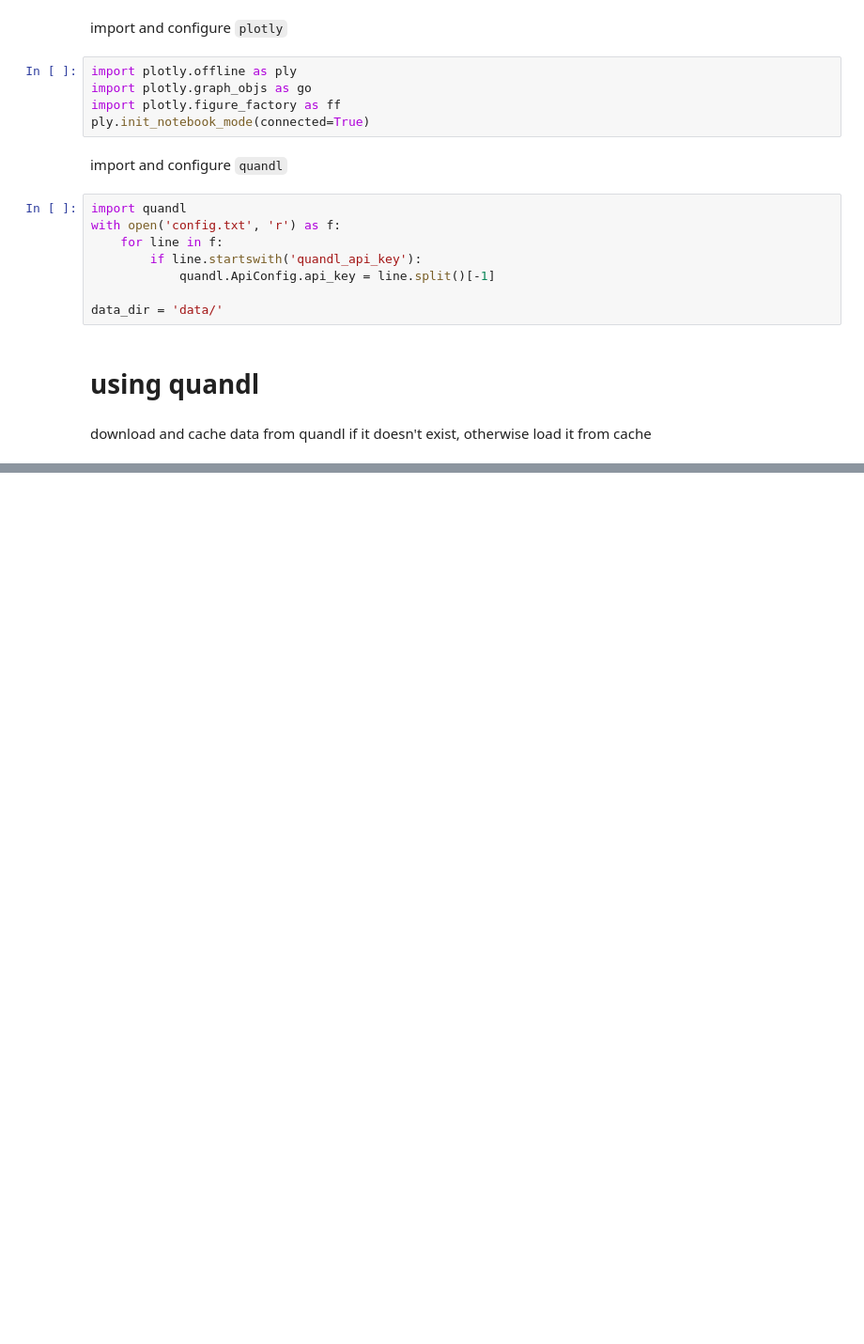
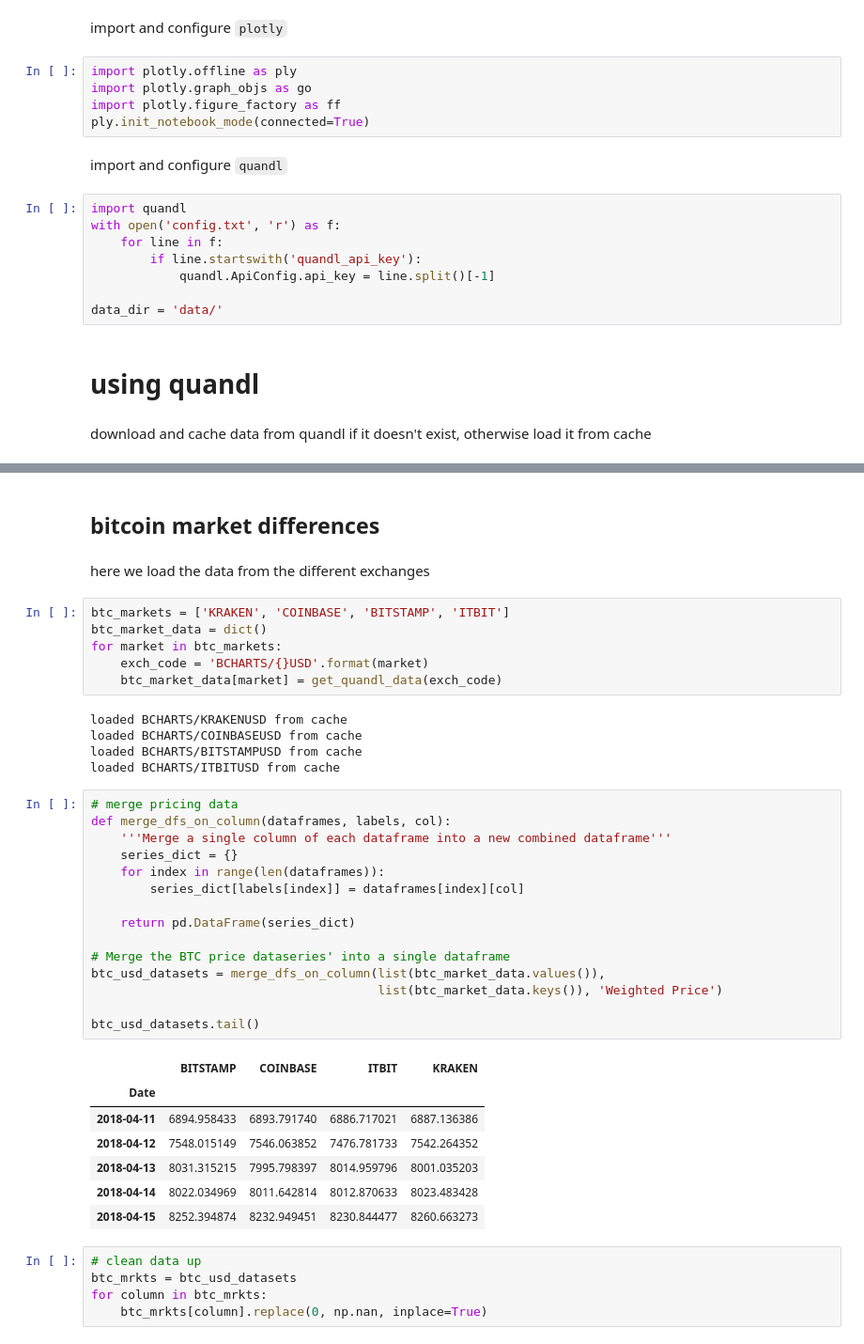
Before and after one commit to CorbinFoucart/CCdataT, a Jupyter notebook: Using Quandl.ipynb, the cells around one changed output, grey strips where cells are left out. Shown at 94% size. Saved outputs shown, nothing was run; the diff lists cells and outputs as text; blank space fills up the shorter version.

```diff
--- a/Using Quandl.ipynb
+++ b/Using Quandl.ipynb
@@ -60,3 +68,46 @@ fig = go.Figure(data=[btc_trace], layout=layout)
 ply.iplot(fig)
 # %% [output]
 [interactive output not drawn]
+# %% [markdown]
+## bitcoin market differences
+# %% [markdown]
+here we load the data from the different exchanges
+# %%
+btc_markets = ['KRAKEN', 'COINBASE', 'BITSTAMP', 'ITBIT']
+btc_market_data = dict()
+for market in btc_markets:
+    exch_code = 'BCHARTS/{}USD'.format(market)
+    btc_market_data[market] = get_quandl_data(exch_code)
+# %% [output]
+loaded BCHARTS/KRAKENUSD from cache
+loaded BCHARTS/COINBASEUSD from cache
+loaded BCHARTS/BITSTAMPUSD from cache
+loaded BCHARTS/ITBITUSD from cache
+# %%
+# merge pricing data
+def merge_dfs_on_column(dataframes, labels, col):
+    '''Merge a single column of each dataframe into a new combined dataframe'''
+    series_dict = {}
+    for index in range(len(dataframes)):
+        series_dict[labels[index]] = dataframes[index][col]
+
+    return pd.DataFrame(series_dict)
+
+# Merge the BTC price dataseries' into a single dataframe
+btc_usd_datasets = merge_dfs_on_column(list(btc_market_data.values()),
+                                       list(btc_market_data.keys()), 'Weighted Price')
+
+btc_usd_datasets.tail()
+# %% [output]
+|  | BITSTAMP | COINBASE | ITBIT | KRAKEN |
+| Date |  |  |  |  |
+| 2018-04-11 | 6894.958433 | 6893.791740 | 6886.717021 | 6887.136386 |
+| 2018-04-12 | 7548.015149 | 7546.063852 | 7476.781733 | 7542.264352 |
+| 2018-04-13 | 8031.315215 | 7995.798397 | 8014.959796 | 8001.035203 |
+| 2018-04-14 | 8022.034969 | 8011.642814 | 8012.870633 | 8023.483428 |
+| 2018-04-15 | 8252.394874 | 8232.949451 | 8230.844477 | 8260.663273 |
+# %%
+# clean data up
+btc_mrkts = btc_usd_datasets
+for column in btc_mrkts:
+    btc_mrkts[column].replace(0, np.nan, inplace=True)
```
Also changed, not shown: parts of 3 cells of this notebook.
